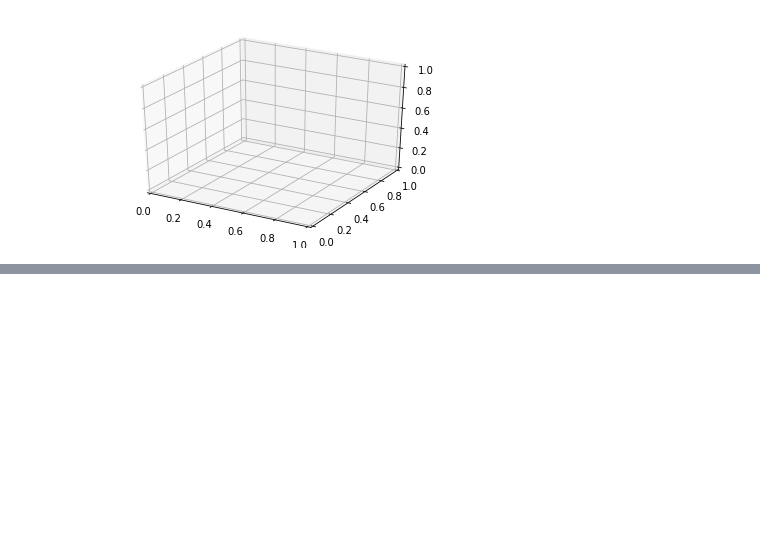
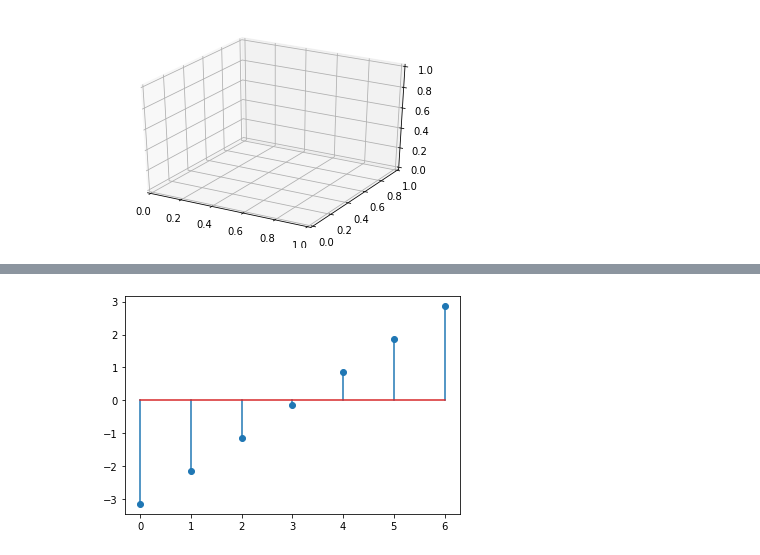
Before and after one commit to mafe230604/graficas_python, a Jupyter notebook: graficas_python.ipynb, the cells around one changed output, grey strips where cells are left out. Cells and saved outputs as stored; diff of their text form; code cells hidden in the pictures; blank space fills up the shorter version.

```diff
--- a/graficas_python.ipynb
+++ b/graficas_python.ipynb
@@ -205,0 +231,10 @@ plt.show()
+# %%
+# GRAFICA DE STEM O DE PUNTOS
+
+from matplotlib.pyplot import stem, show
+from numpy import pi, arange
+
+stem(arange(-pi,pi))
+show()
+# %% [output]
+[figure, added]
```
Also changed, not shown: parts of 4 cells of this notebook.
